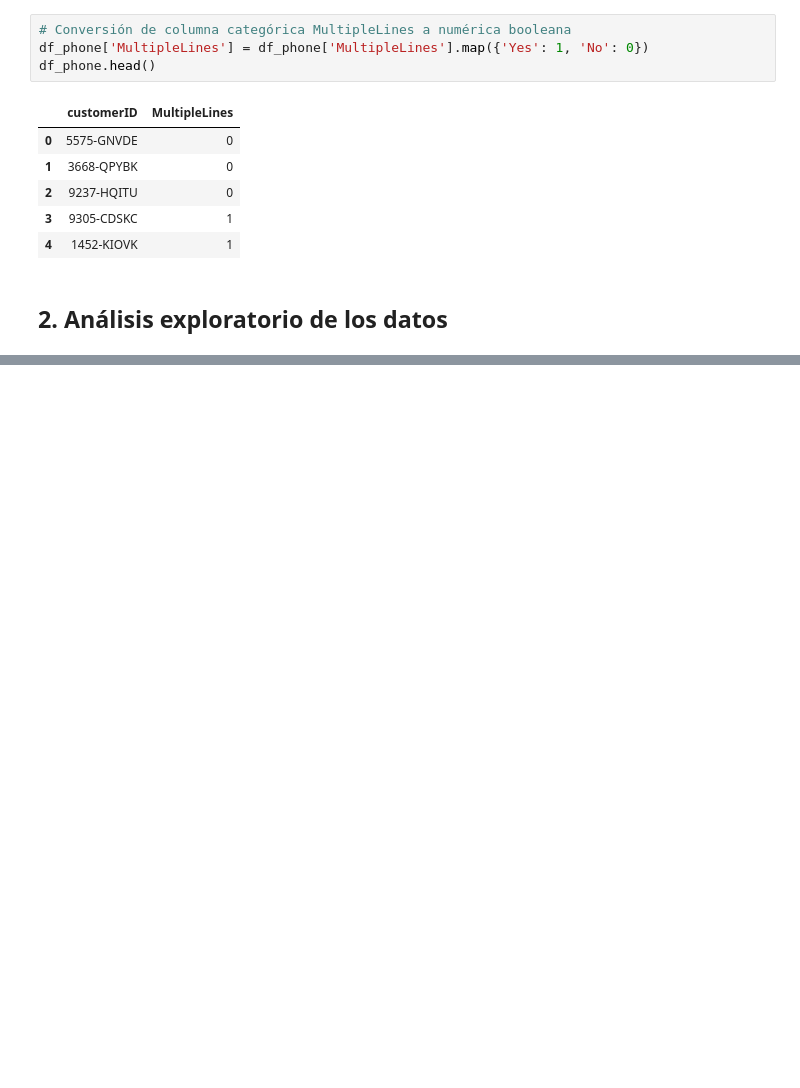
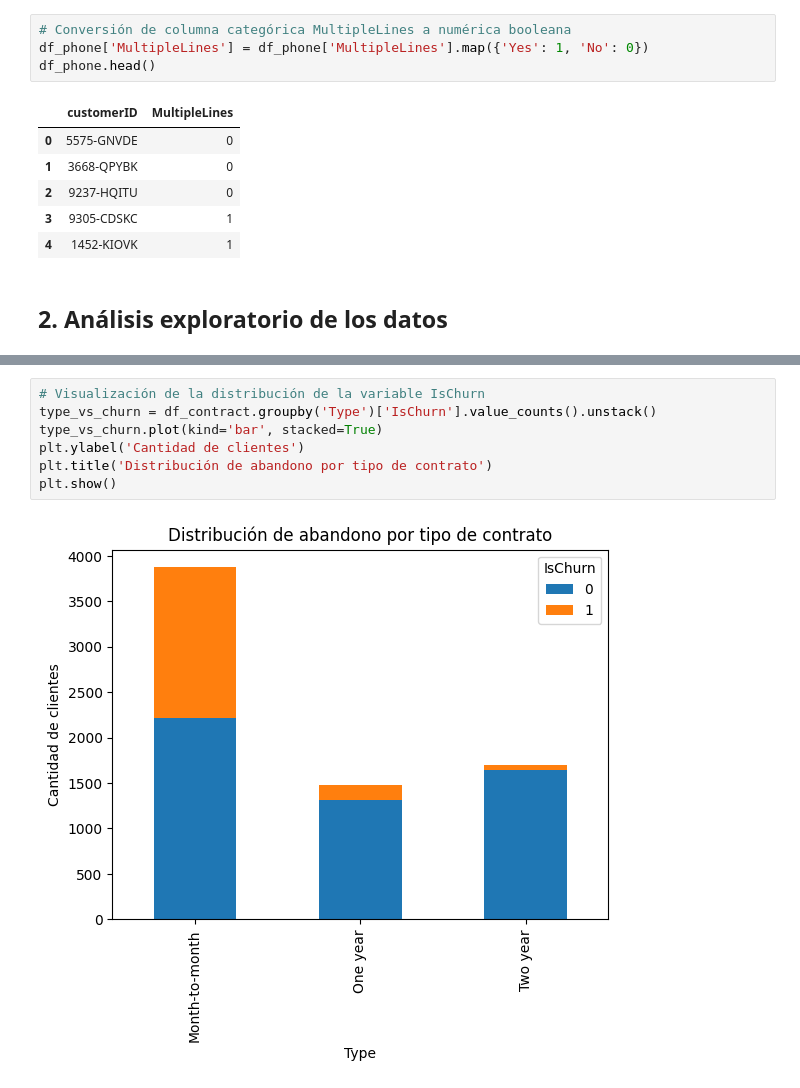
Before and after one commit to AndresCalvete-DataScientist/interconnect-customer-churn-prediction, a Jupyter notebook: notebooks/eda.ipynb, the cells around one changed output, grey strips where cells are left out. Cells and saved outputs as stored; diff of their text form; blank space fills up the shorter version.

```diff
--- a/notebooks/eda.ipynb
+++ b/notebooks/eda.ipynb
@@ -358,0 +381,9 @@ df_phone.head()
+# %%
+# Visualización de la distribución de la variable IsChurn
+type_vs_churn = df_contract.groupby('Type')['IsChurn'].value_counts().unstack()
+type_vs_churn.plot(kind='bar', stacked=True)
+plt.ylabel('Cantidad de clientes')
+plt.title('Distribución de abandono por tipo de contrato')
+plt.show()
+# %% [output]
+[figure, added]
```
Also changed, not shown: parts of 9 cells of this notebook.
